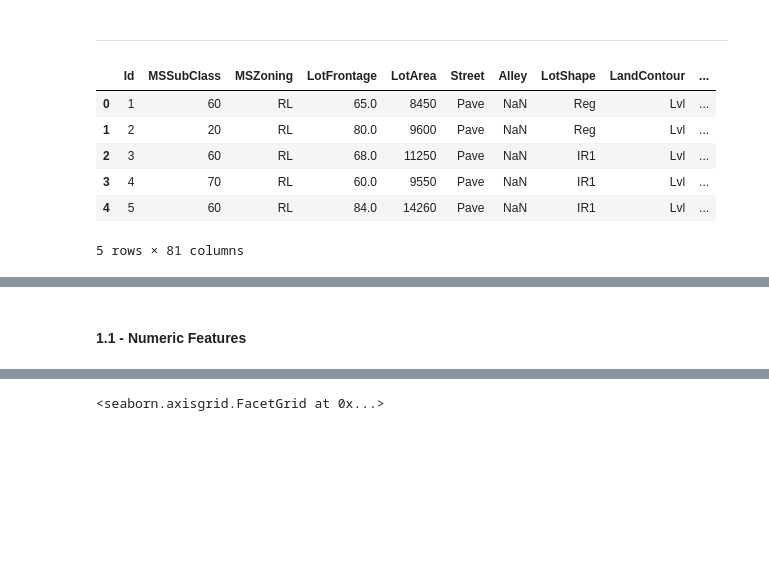
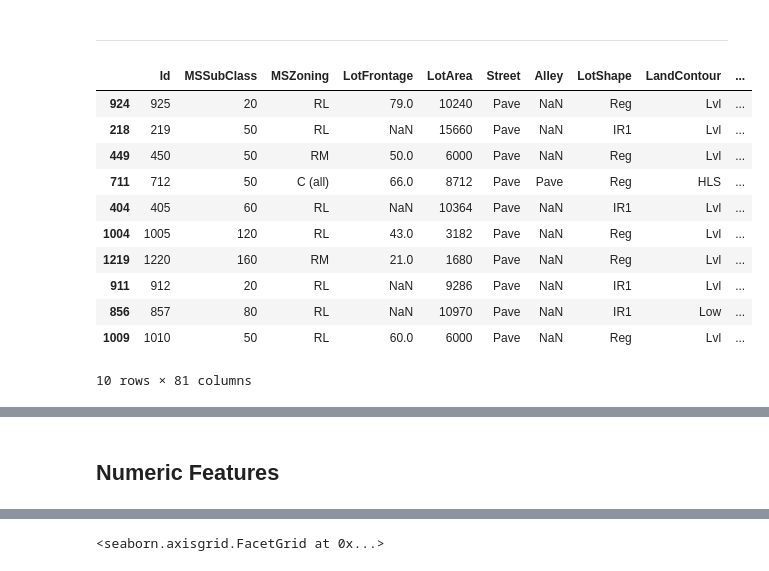
Before and after one commit to oliveirajv92/kaggle-house-prices-iowa, a Jupyter notebook: Kaggle - House Prices.ipynb, the cells around one changed output, grey strips where cells are left out. Drawn from its saved outputs; the diff is of its cells as text; code cells hidden in the pictures; blank space fills up the shorter version.

```diff
--- a/Kaggle - House Prices.ipynb
+++ b/Kaggle - House Prices.ipynb
@@ -55,16 +55,21 @@ dtype: int64
 The objective of this step is to know the data, the relations between the variables and the distributions of the features.
 # %% [markdown]
 ---
-# %%
-df_train.head()
-# %% [output]
-|  | Id | MSSubClass | MSZoning | LotFrontage | LotArea | Street | Alley | LotShape | LandContour | ... |
-| 0 | 1 | 60 | RL | 65.0 | 8450 | Pave | NaN | Reg | Lvl | ... |
-| 1 | 2 | 20 | RL | 80.0 | 9600 | Pave | NaN | Reg | Lvl | ... |
-| 2 | 3 | 60 | RL | 68.0 | 11250 | Pave | NaN | IR1 | Lvl | ... |
-| 3 | 4 | 70 | RL | 60.0 | 9550 | Pave | NaN | IR1 | Lvl | ... |
-| 4 | 5 | 60 | RL | 84.0 | 14260 | Pave | NaN | IR1 | Lvl | ... |
-5 rows × 81 columns
+# %%
+df_train.sample(10)
+# %% [output]
+|  | Id | MSSubClass | MSZoning | LotFrontage | LotArea | Street | Alley | LotShape | LandContour | ... |
+| 924 | 925 | 20 | RL | 79.0 | 10240 | Pave | NaN | Reg | Lvl | ... |
+| 218 | 219 | 50 | RL | NaN | 15660 | Pave | NaN | IR1 | Lvl | ... |
+| 449 | 450 | 50 | RM | 50.0 | 6000 | Pave | NaN | Reg | Lvl | ... |
+| 711 | 712 | 50 | C (all) | 66.0 | 8712 | Pave | Pave | Reg | HLS | ... |
+| 404 | 405 | 60 | RL | NaN | 10364 | Pave | NaN | IR1 | Lvl | ... |
+| 1004 | 1005 | 120 | RL | 43.0 | 3182 | Pave | NaN | Reg | Lvl | ... |
+| 1219 | 1220 | 160 | RM | 21.0 | 1680 | Pave | NaN | Reg | Lvl | ... |
+| 911 | 912 | 20 | RL | NaN | 9286 | Pave | NaN | IR1 | Lvl | ... |
+| 856 | 857 | 80 | RL | NaN | 10970 | Pave | NaN | IR1 | Low | ... |
+| 1009 | 1010 | 50 | RL | 60.0 | 6000 | Pave | NaN | Reg | Lvl | ... |
+10 rows × 81 columns
 # %%
 df_train.describe().transpose()
 # %% [output]
@@ -86,6 +91,6 @@ df_train.describe().transpose()
 | YrSold | 1460.0 | 2007.815753 | 1.328095 | 2006.0 | 2007.00 | 2008.0 | 2009.00 | 2010.0 |
 | SalePrice | 1460.0 | 180921.195890 | 79442.502883 | 34900.0 | 129975.00 | 163000.0 | 214000.00 | 755000.0 |
 # %% [markdown]
-#### 1.1 - Numeric Features
+## Numeric Features
 # %%
 numeric_features = df_train.select_dtypes(exclude=['object']).columns
```
Also changed, not shown: parts of 47 cells of this notebook.
